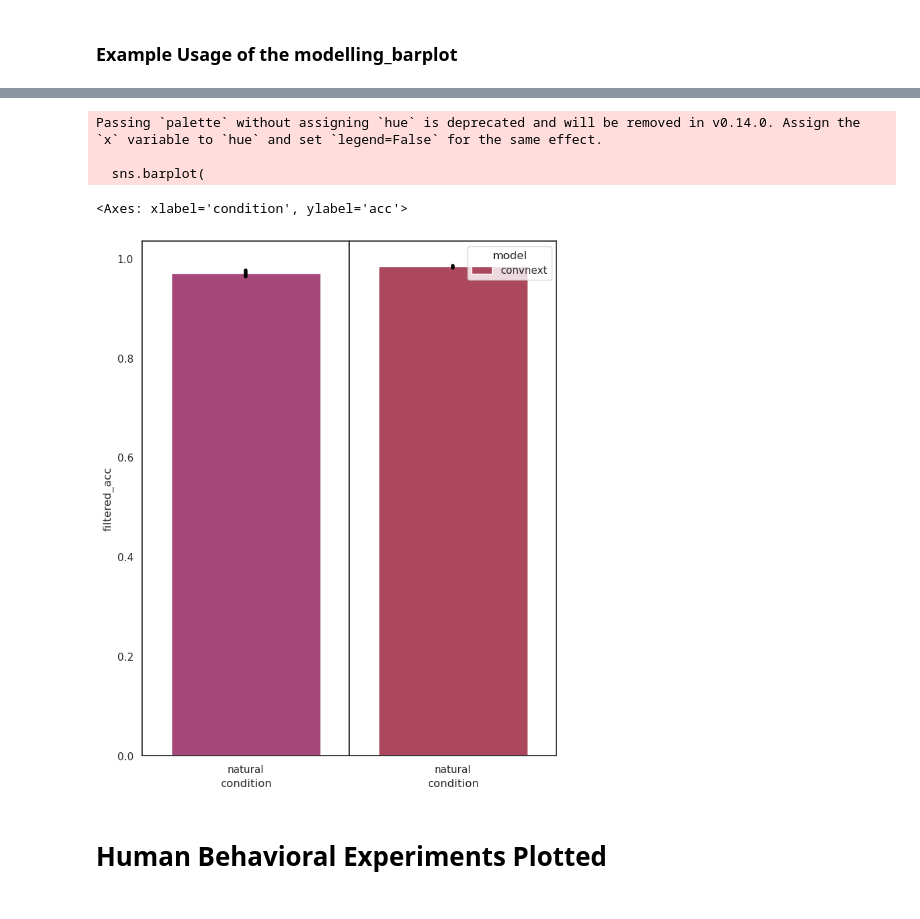
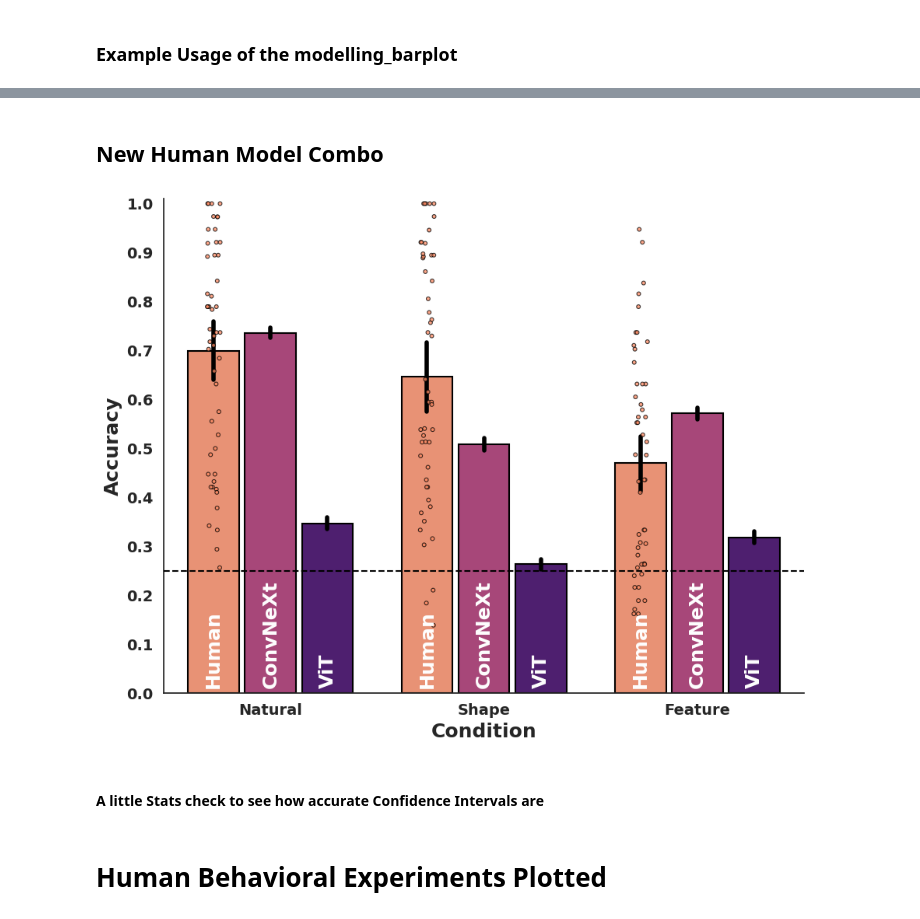
Before and after one commit to ars1399/glint_analysis, a Jupyter notebook: glint_figure_generator.ipynb, the cells around one changed output, grey strips where cells are left out. Cells and saved outputs as stored; diff of their text form; code cells hidden in the pictures.

```diff
--- a/glint_figure_generator.ipynb
+++ b/glint_figure_generator.ipynb
@@ -514,52 +327,0 @@ plt.show()
-# %%
-data = pd.read_csv('/zpool/vladlab/data_drive/glint_data/summary_data_csv/familiar_glint_original_cleaned.csv')
-convnext_results_file_path = '/zpool/vladlab/active_drive/arsch/GLINT/glint_modeling/results_familiar/convnext_KNN_all_conditions_9way_new.csv'
-data2 = pd.read_csv(convnext_results_file_path)
-
-
-fig, (ax_human, ax_model) = plt.subplots(1, 2, figsize=(8, 10), sharey=True)
-fig.subplots_adjust(wspace=0, hspace=0)
-familiar_glint[familiar_glint["condition"] == "natural"]
-#Human Barplot
-sns.barplot(
-    data= data[data["condition"] == "natural"],
-    x= 'condition',
-    y= 'filtered_acc',
-    ax=ax_human,
-    capsize=0,
-    errorbar=("ci", 95),
-    palette = 'magma',
-    legend=False,
-    gap=0.1,
-    width=0.8,
-    err_kws={
-        'linewidth': 4,      # Thickness of error bar lines
-        'color': 'black',      # Color of error bars
-        'alpha': 1,        # Transparency (0=invisible, 1=opaque)
-})
-
-    # Modelling Barplot
-sns.barplot(
-        data= data2[data2["condition"] == "natural"],
-        x= 'condition',
-        y= 'acc',
-        hue = 'model',
-        ax=ax_model,
-        capsize=0,
-        errorbar=("ci", 95),
-        palette = 'inferno',
-        legend=True,
-        gap=0.1,
-        width=0.8,
-        err_kws={
-        'linewidth': 4,      # Thickness of error bar lines
-        'color': 'black',      # Color of error bars
-        'alpha': 1,        # Transparency (0=invisible, 1=opaque)
-    })
-sns.barplot()
-# %% [output]
-Passing `palette` without assigning `hue` is deprecated and will be removed in v0.14.0. Assign the `x` variable to `hue` and set `legend=False` for the same effect.
-
-  sns.barplot(
-<Axes: xlabel='condition', ylabel='acc'>
-[figure, removed]
@@ -694,0 +336,2 @@ def human_model_combo_barplot(data, combined_results, chance):
+# %% [markdown]
+## New Human Model Combo
@@ -694,0 +441,7 @@ def human_model_combo_barplot(data, combined_results, chance):
+# %%
+chance_level = 1/4
+fig, ax1 = human_model_combo_barplot(data=novel_combo_data, chance=chance_level)
+# %% [output]
+[figure, added]
+# %% [markdown]
+#### A little Stats check to see how accurate Confidence Intervals are
```
Also changed, not shown: parts of 30 cells of this notebook, 3 other files.
